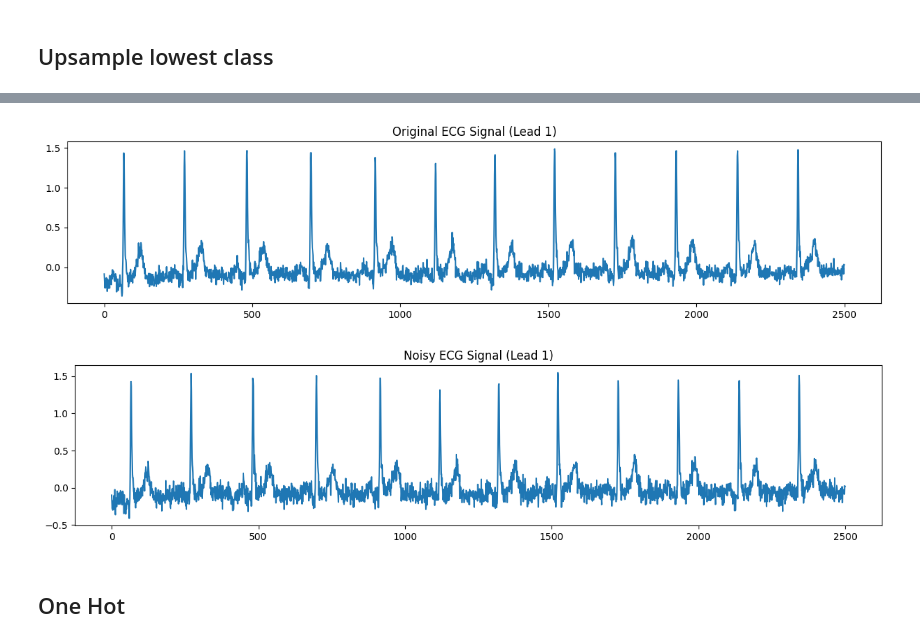
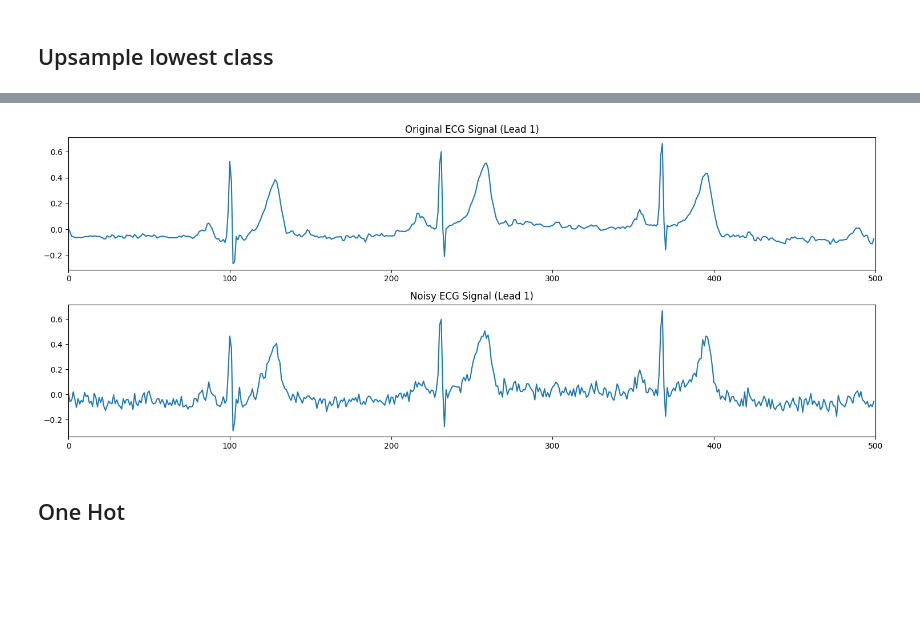
Before and after one commit to Nicoflo22/Thesis, a Jupyter notebook: nico_resnet1d.ipynb, the cells around one changed output, grey strips where cells are left out. Saved outputs shown, nothing was run; the diff lists cells and outputs as text; code cells hidden in the pictures; blank space fills up the shorter version.

```diff
--- a/nico_resnet1d.ipynb
+++ b/nico_resnet1d.ipynb
@@ -99,6 +99,7 @@ pd.reset_option('display.max_colwidth')  # Show full contents of each cell
 # # Save the DataFrame
 # df.to_pickle('df_processed.pkl')
 
-df = pd.read_pickle('/content/drive/MyDrive/nico/df_processed_250.pkl')
+#df = pd.read_pickle('/content/drive/MyDrive/nico/df_processed_250.pkl')
+df = pd.read_pickle('df_processed_sub.pkl')
 df
 # %% [output]
@@ -122,7 +123,7 @@ df
 # %%
 # Filter out the "NORM" class
 
-norm_df = df[df['superclass'] == '[\'NORM\']']
+norm_df = df[df['subclass'] == '[\'NORM\']']
 
 # Randomly sample 6000 records from the "NORM" class to be removed
 to_remove = norm_df.sample(6000, random_state=1)
@@ -149,50 +138,37 @@ df
 # %%
 import numpy as np
 from sklearn.utils import resample
+import matplotlib.pyplot as plt
 
-def add_noise(data, noise_factor=0.05):
+def add_noise(data, noise_factor=0.03):
     noise = np.random.normal(size=data.shape)
     augmented_data = data + noise_factor * noise
     return augmented_data
 
-# Separate the 'HYP' class
-hyp_df = df[df['superclass'] == '[\'HYP\']']
-
-# Determine how many instances you need to resample
-n_samples = 2000  # adjust this value as needed
-
-# Resample the 'HYP' class
-hyp_upsampled = resample(hyp_df,
-                         replace=True,  # sample with replacement
-                         n_samples=n_samples,  # to match number in majority class
-                         random_state=1)  # reproducible results
-
-# Add noise to the resampled 'HYP' data
-# Assuming 'ecg_data' column contains the ECG data
-hyp_upsampled['signal'] = hyp_upsampled['signal'].apply(add_noise)
-
-# Combine the upsampled 'HYP' class with the original dataframe
-df = pd.concat([df[df['superclass'] != '[\'HYP\']'], hyp_upsampled])
-df = df.reset_index(drop=True)
-
-# df = df[df['superclass'] != '[\'HYP\']']
-df = df.reset_index(drop=True)
-print(df)
-# Choose one signal from the upsampled dataframe
-original_signal = hyp_upsampled['signal'].iloc[0]
+# Assuming 'signal' column contains the ECG data
+# Get the first signal from the dataframe
+original_signal = df['signal'].iloc[1]
 
 # Apply noise to this signal
 noisy_signal = add_noise(original_signal)
 
-# Plot original signal (first lead)
-plt.figure(figsize=(15, 3))
-plt.plot(original_signal[:, 0])  # select the first lead
-plt.title("Original ECG Signal (Lead 1)")
+# Assuming a sampling rate of 1000 Hz, 2 seconds would be 2000 data points
+two_seconds = 500
+
+# Create subplots
+fig, axs = plt.subplots(2, 1, figsize=(15, 6))
+
+# Plot original signal (first lead) on the first subplot
+axs[0].plot(original_signal[:two_seconds, 0])  # select the first lead and first 2 seconds
+axs[0].set_title("Original ECG Signal (Lead 1)")
+axs[0].set_xlim([0, two_seconds])
+
+# Plot noisy signal (first lead) on the second subplot
+axs[1].plot(noisy_signal[:two_seconds, 0])  # select the first lead and first 2 seconds
+axs[1].set_title("Noisy ECG Signal (Lead 1)")
+axs[1].set_xlim([0, two_seconds])
+
+# Adjust the layout
+plt.tight_layout()
 plt.show()
-
-# Plot noisy signal (first lead)
-plt.figure(figsize=(15, 3))
-plt.plot(noisy_signal[:, 0])  # select the first lead
-plt.title("Noisy ECG Signal (Lead 1)")
-plt.show()
 # %% [output]
@@ -216,5 +175,4 @@ plt.show()
-[figure, old version]
+[figure, new version]
-[figure, removed]
 # %% [markdown]
 ## One Hot
 # %%
```
Also changed, not shown: parts of 3 cells of this notebook, 5 other files.
